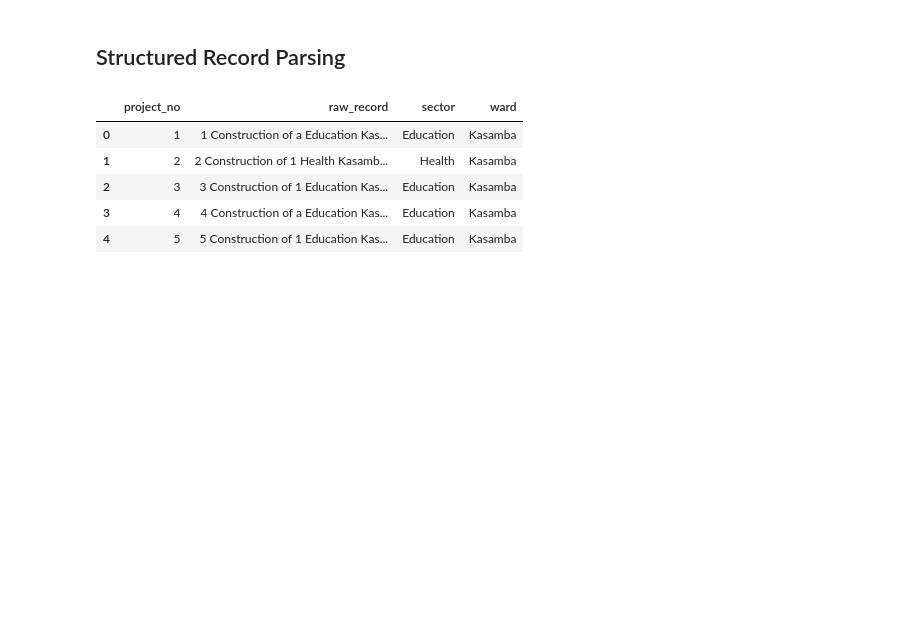
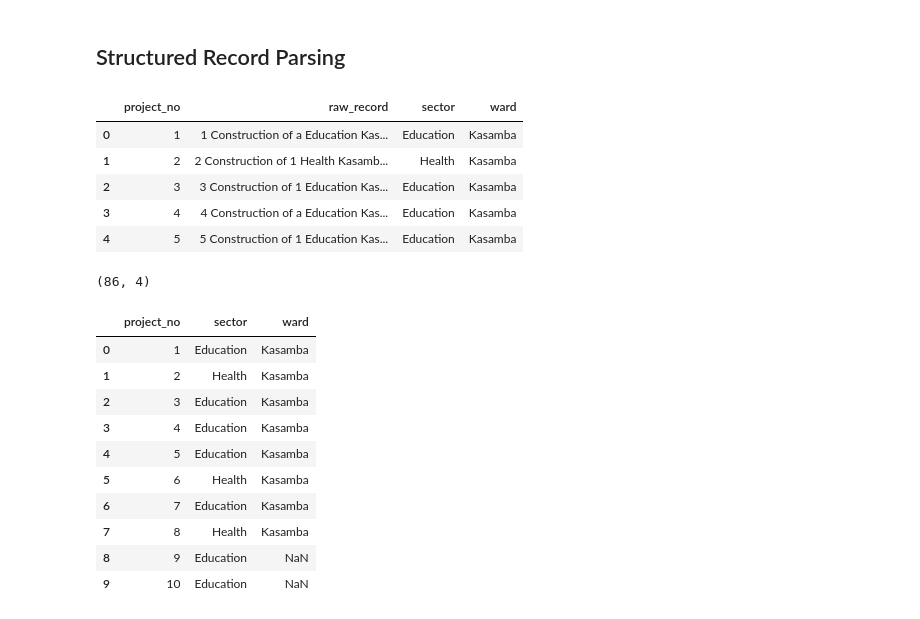
Before and after one commit to Sandie17-goodie/CSC4792_Group26_Mpongwe, a Jupyter notebook: notebooks/group26_mpongwe_dataset_creation.ipynb, the cells around one changed output. Saved outputs shown, nothing was run; the diff lists cells and outputs as text; code cells hidden in the pictures; blank space fills up the shorter version.

```diff
--- a/notebooks/group26_mpongwe_dataset_creation.ipynb
+++ b/notebooks/group26_mpongwe_dataset_creation.ipynb
@@ -409,3 +409,21 @@ parsed_df.head()
 | 2 | 3 | 3 Construction of 1 Education Kas... | Education | Kasamba |
 | 3 | 4 | 4 Construction of a Education Kas... | Education | Kasamba |
 | 4 | 5 | 5 Construction of 1 Education Kas... | Education | Kasamba |
+# %%
+parsed_df.shape
+# %% [output]
+(86, 4)
+# %%
+parsed_df[["project_no", "sector", "ward"]].head(10)
+# %% [output]
+|  | project_no | sector | ward |
+| 0 | 1 | Education | Kasamba |
+| 1 | 2 | Health | Kasamba |
+| 2 | 3 | Education | Kasamba |
+| 3 | 4 | Education | Kasamba |
+| 4 | 5 | Education | Kasamba |
+| 5 | 6 | Health | Kasamba |
+| 6 | 7 | Education | Kasamba |
+| 7 | 8 | Health | Kasamba |
+| 8 | 9 | Education | NaN |
+| 9 | 10 | Education | NaN |
```
Also changed, not shown: parts of 11 cells of this notebook.
